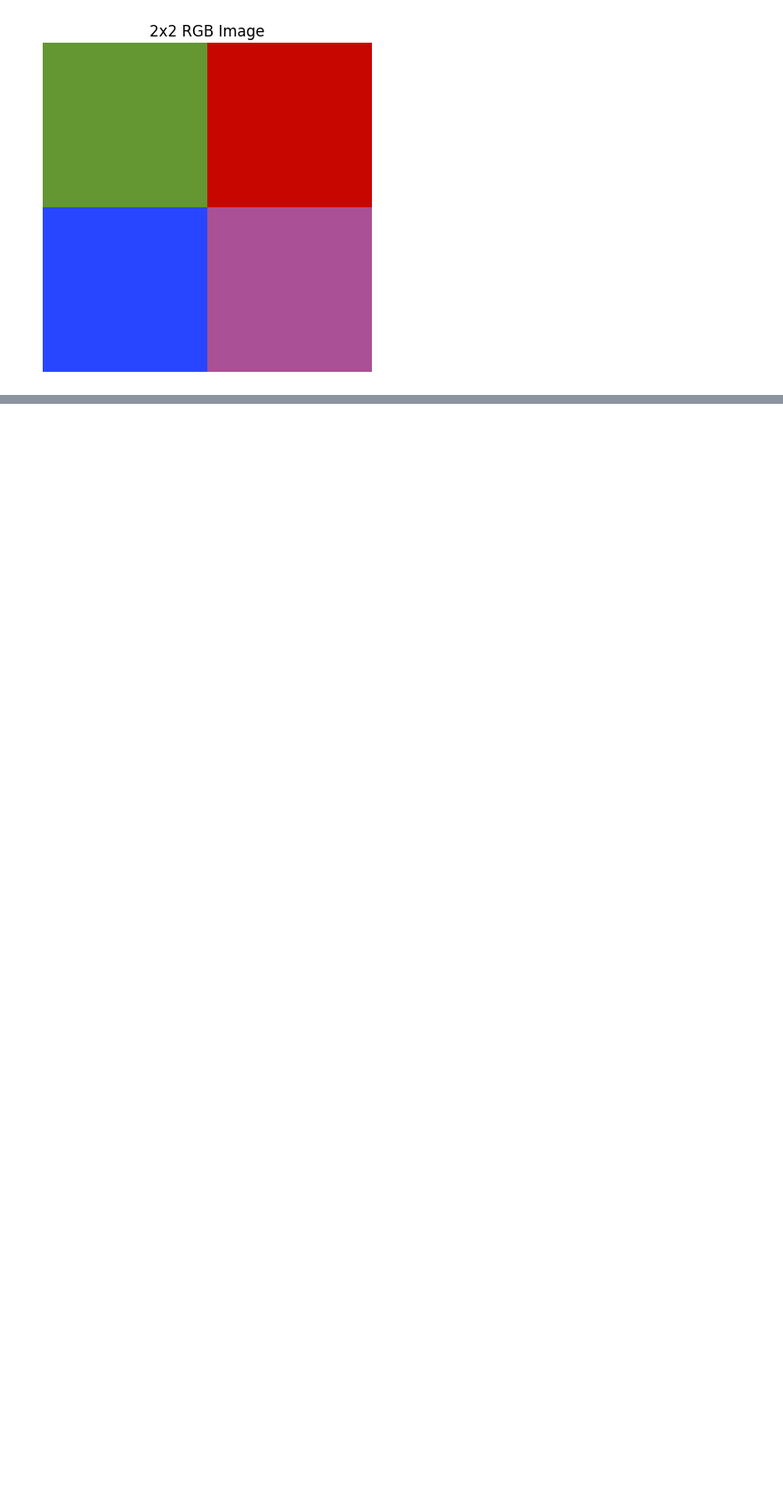
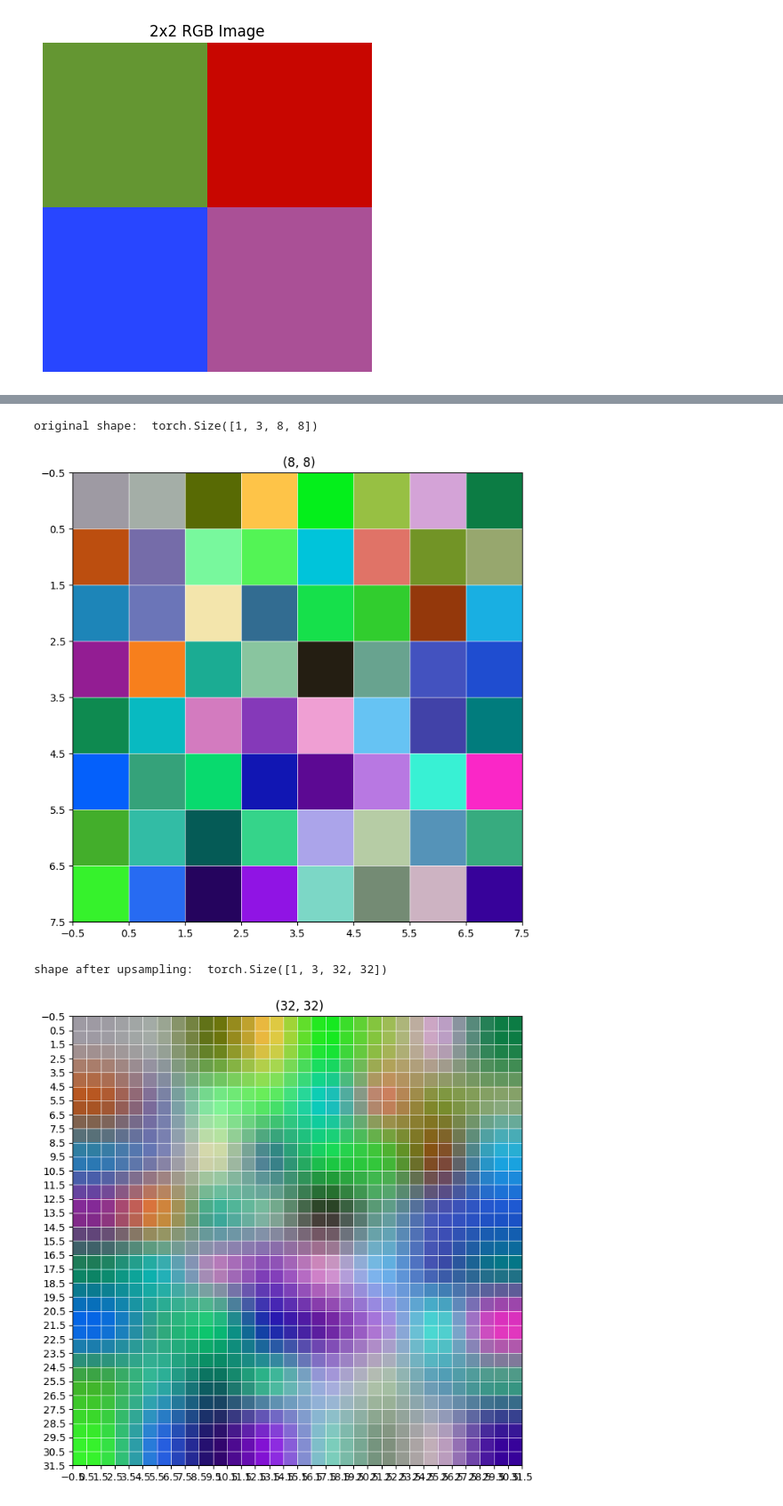
Before and after one commit to kruthi-sb/yolov5_from_scratch, a Jupyter notebook: experiment.ipynb, the cells around one changed output, grey strips where cells are left out. Shown at 89% size. Drawn from its saved outputs; the diff is of its cells as text; code cells hidden in the pictures; blank space fills up the shorter version.

```diff
--- a/experiment.ipynb
+++ b/experiment.ipynb
@@ -94,0 +129,16 @@ RuntimeError: shape '[2, 2]' is invalid for input of size 12
+# %%
+# BILINEAR INTERPOLATION OF COLOR IMAGE
+
+print("original shape: ", color_input.shape)
+plot_tensor(input_tensor = color_input)
+
+bilinear1_ = nn.Upsample(scale_factor=4, mode='bilinear', align_corners=False)
+res = bilinear1_(color_input)
+
+print("shape after upsampling: ", res.shape)
+plot_tensor(input_tensor = res)
+# %% [output]
+original shape:  torch.Size([1, 3, 8, 8])
+[figure, added]
+shape after upsampling:  torch.Size([1, 3, 32, 32])
+[figure, added]
```
Also changed, not shown: parts of 22 cells of this notebook, 2 other files.
